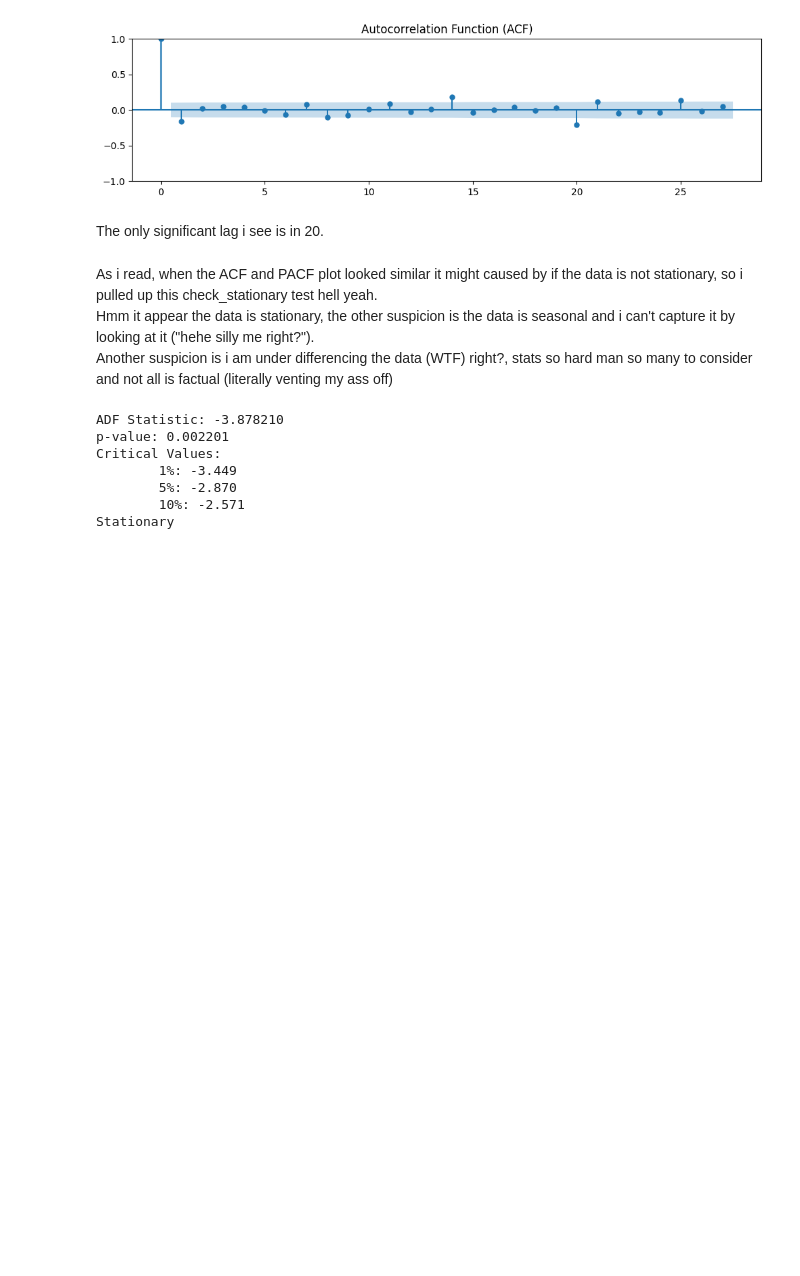
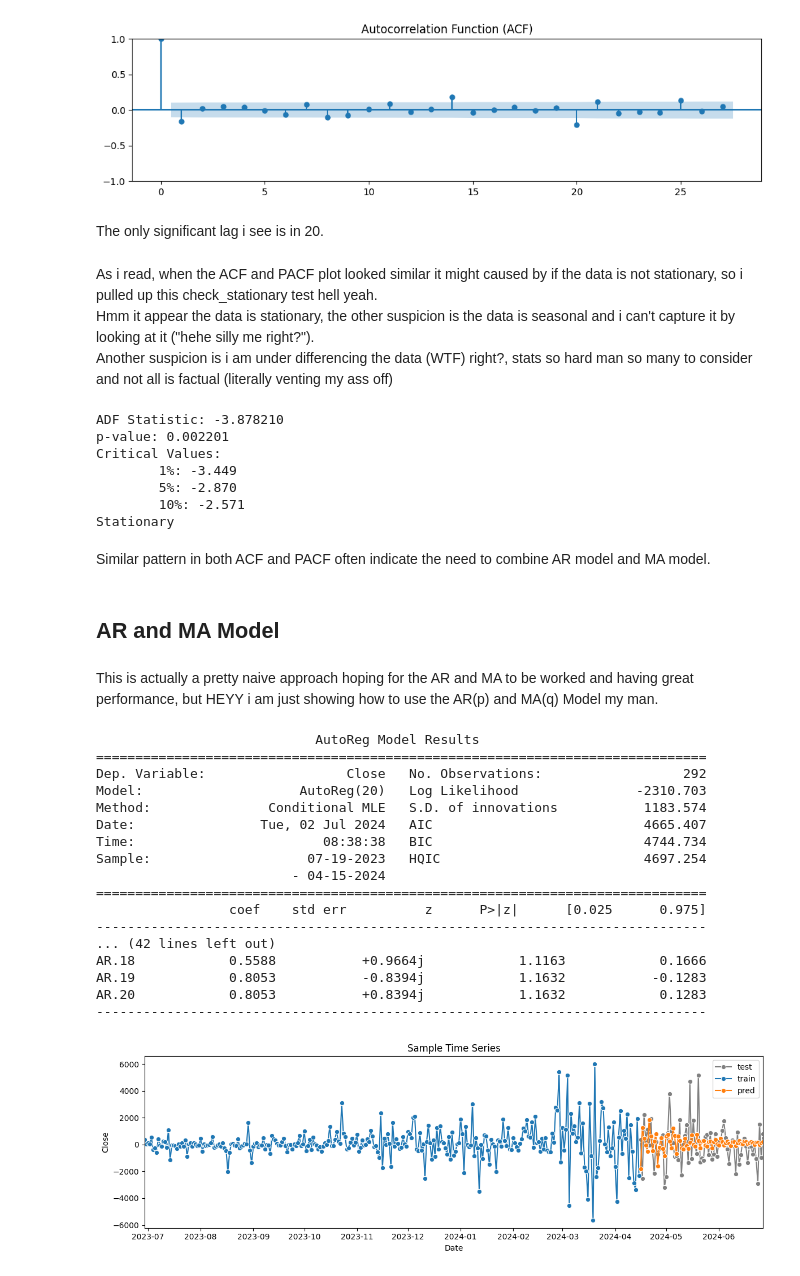
Before and after one commit to KomangAndika/ARIMA-And-Friends, a Jupyter notebook: ARIMA_Friends_BTC-USD.ipynb, the cells around one changed output. Cells and saved outputs as stored; diff of their text form; code cells hidden in the pictures; blank space fills up the shorter version.

```diff
--- a/ARIMA_Friends_BTC-USD.ipynb
+++ b/ARIMA_Friends_BTC-USD.ipynb
@@ -241,3 +246,58 @@ Critical Values:
         5%: -2.870
         10%: -2.571
 Stationary
+# %% [markdown]
+Similar pattern in both ACF and PACF often indicate the need to combine AR model and MA model.
+# %% [markdown]
+## AR and MA Model
+# %% [markdown]
+This is actually a pretty naive approach hoping for the AR and MA to be worked and having great performance, but HEYY i am just showing how to use the AR(p) and MA(q) Model my man.
+# %%
+# Assuming 'df_diff' is your DataFrame with 'Date' as the index and 'Close' as the column
+df_diff['Date'] = pd.to_datetime(df_diff.index)
+df_diff = df_diff.sort_index()
+
+num_samples = len(df_diff)
+train_len = int(0.8 * num_samples)
+
+# Split the data into train and test sets
+train = df_diff['Close'][:train_len]
+test = df_diff['Close'][train_len:]
+
+# Fit the AutoReg model with a lag of 20
+ar_model = AutoReg(train, lags=20).fit()
+
+# Print the summary of the model
+print(ar_model.summary())
+
+# Predict values
+pred = ar_model.predict(start=train_len, end=num_samples-1, dynamic=False)
+
+# Plotting
+f, ax = plt.subplots(nrows=1, ncols=1, figsize=(12, 4))
+sns.lineplot(x=df_diff['Date'][train_len:], y=test, marker='o', label='test', color='grey')
+sns.lineplot(x=df_diff['Date'][:train_len], y=train, marker='o', label='train')
+sns.lineplot(x=df_diff['Date'][train_len:], y=pred, marker='o', label='pred')
+ax.set_xlim([df_diff['Date'].iloc[0], df_diff['Date'].iloc[-1]])
+ax.set_title('Sample Time Series')
+plt.tight_layout()
+plt.show()
+# %% [output]
+                            AutoReg Model Results
+==============================================================================
+Dep. Variable:                  Close   No. Observations:                  292
+Model:                    AutoReg(20)   Log Likelihood               -2310.703
+Method:               Conditional MLE   S.D. of innovations           1183.574
+Date:                Tue, 02 Jul 2024   AIC                           4665.407
+Time:                        08:38:38   BIC                           4744.734
+Sample:                    07-19-2023   HQIC                          4697.254
+                         - 04-15-2024
+==============================================================================
+                 coef    std err          z      P>|z|      [0.025      0.975]
+------------------------------------------------------------------------------
+... (42 lines left out)
+AR.18            0.5588           +0.9664j            1.1163            0.1666
+AR.19            0.8053           -0.8394j            1.1632           -0.1283
+AR.20            0.8053           +0.8394j            1.1632            0.1283
+------------------------------------------------------------------------------
+[figure, added]
```
Also changed, not shown: parts of 3 cells of this notebook.
